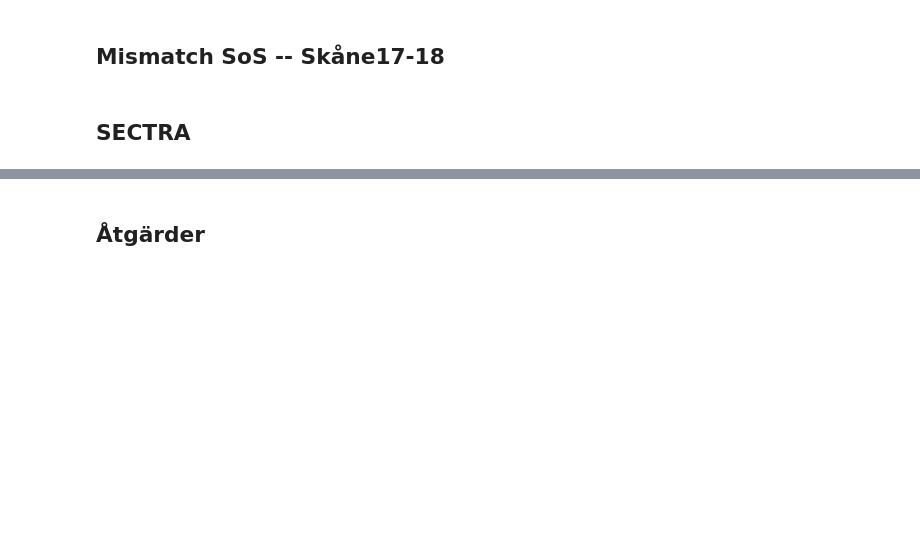
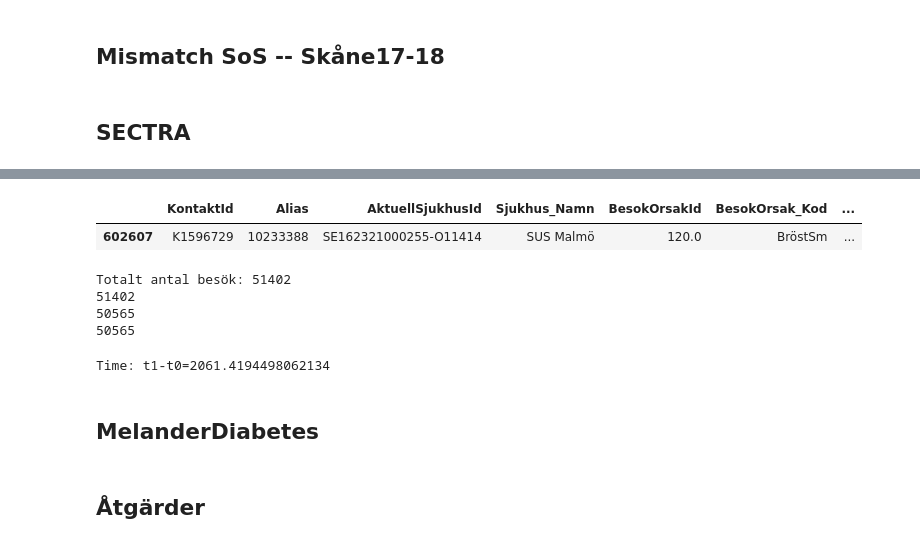
Before and after one commit to Tipulidae/mim, a Jupyter notebook: notebooks/Skane1718.ipynb, the cells around one changed output, grey strips where cells are left out. Drawn from its saved outputs; the diff is of its cells as text; code cells hidden in the pictures; blank space fills up the shorter version.

```diff
--- a/notebooks/Skane1718.ipynb
+++ b/notebooks/Skane1718.ipynb
@@ -578,3 +424,10 @@ Name: MVO, Length: 92, dtype: int64
+# %%
+## Ignore this for now, but dunno what Flo is (see also above, MVO)
+
+pd.set_option('display.max_rows', 50)
+#sos_oppen[(sos_oppen["MVO"] == "Flo")].head().T
+sos_oppen["SJUKHUS"].value_counts()
+#sos_oppen.head().T
 # %% [markdown]
 ### SoS DORS
 # %%
@@ -1031,0 +1336,69 @@ sectra.dtypes
+# %%
+liggaren[liggaren["KontaktId"] == "K1596729"]
+# %% [output]
+|  | KontaktId | Alias | AktuellSjukhusId | Sjukhus_Namn | BesokOrsakId | BesokOrsak_Kod | ... |
+| 602607 | K1596729 | 10233388 | SE162321000255-O11414 | SUS Malmö | 120.0 | BröstSm | ... |
+# %%
+LIGGARE_KEEP_COLUMNS=[
+    "Vardkontakt_InskrivningDatum", "Sjukhus_Namn", "BesokOrsak_Kod",
+    "Patient_Kon", "Vardkontakt_PatientAlderVidInskrivning",
+    "Inlagd", "Utskriven till", "Vårddtid på akuten i minuter", "Tid till läkare på akuten i minuter", "Triagekategori"
+]
+
+PREV_ICDS = ["A30-A49","B96","C34","C43-C44","C50","C60-C63","C64-C68","C78","C90","D64","E03","E119","E78","E87","F10","F11","F19","F31","F32","F33","F41","F43","F60","F90","G40","G45","H00-H06","H15-H22","H25-H28","H30-H36","H40-H42","H43-H45","H60-H62","H65-H75","H90-H95","I109","I209","I214","I251","I252","I259","I350","I480","I482","I489","I509","I639","I693","J159","J189","J441","J449","J459","K922","L00-L08","L20-L30","L40-L45","L55-L59","L60-L75","L80-L99","M05","M16","M17","M17","M48","M48","M54","M75","M79","N10","N18","N18","N20","N20","N39","N39","N40-N51","N40-N51","N80-N98","N80-N98","O20-O29","O30-O48","O60-O75","O80-O84"]
+TARGET_OUTCOME_ICD_PREFIXES = ["I200", "I21", "I22"]
+OUTCOME_DAYS_AFTER_INDEX = [30]
+
+ATC_DAYS_BEFORE_INDEX = [180, 5*365]
+ATC_PREFIXES = ["A01A","A02BC","A06AB","A06AC","A06AD","A10AB","A10AC","A10AD","A10AE","A10BA","A11C","A11E","A12A","A12B","B01AA03","B01AC04","B01AC06","B01AF01","B01AF02","B03AA07","B03BA01","B03BB01","C01AA05","C01DA02","C01DA14","C03AA01","C03CA01","C03DA01","C03EA01","C07AB02","C07AB03","C07AB07","C08CA01","C08CA02","C09AA02","C09AA05","C09CA01","C09CA06","C09DA01","C10AA01","C10AA05","D01A","D02A","D07A","G03A","G03C","G04B","G04C","H02AB","H03AA","J01AA","J01CA","J01CE","J01CF","J01MA","J01XE","L02B","L04A","M01AB","M01AE","M04AA","M05BA","N02AA","N02AJ","N02AX","N02BE","N02CC","N03AF","N03AG","N03AX","N04BA","N04BC","N05AH","N05AX","N05BA","N05BB","N05CD","N05CF","N05CM","N06AA","N06AB","N06AX","N06BA","N06DA","N06DX","R01A","R03AC","R03AK","R03BA","R03BB","R05CB","R05FA","R06AD","R06AE","R06AX","S01A","S01B","S01E","S01X","S03C"]
+
+CUT = 500
+CUT = -1
+
+t0 = time.time()
+
+brsm_liggare = liggaren[liggaren["BesokOrsak_Kod"] == "BröstSm"].copy()
+print(f"Totalt antal besök: {len(brsm_liggare)}")
+brsm_liggare = brsm_liggare.join(triage_df.set_index("KontaktId"),"KontaktId")
+brsm_liggare["Triagekategori"] = brsm_liggare["Triagekategori"].fillna("--SAKNAS--")
+brsm_liggare.loc[:,"Vardkontakt_InskrivningDatum"] = pd.to_datetime(brsm_liggare["Vardkontakt_InskrivningDatum"]) # Cast
+print(len(brsm_liggare))
+brsm_liggare = brsm_liggare.set_index("Alias").join(sos_nyckel.set_index("Alias")) # join SoS key
+brsm_liggare = brsm_liggare[brsm_liggare["LopNr"].notna()]  # Drop where there is no SoS entry.
+brsm_liggare.loc[:,"LopNr"] = brsm_liggare["LopNr"].astype(int)  # Cast
+print(len(brsm_liggare))
+if CUT > 0:
+    brsm_liggare = brsm_liggare.iloc[:CUT]
+print(len(brsm_liggare))
+
+prev_diseases_ov = s1718_util.extract_previous_diagnoses_sos_ov(sos_oppen, brsm_liggare.reset_index(),PREV_ICDS)
+prev_diseases_sv = s1718_util.extract_previous_diagnoses_sos_sv(sos_sluten, brsm_liggare.reset_index(),PREV_ICDS)
+
+
+icd_outcomes_sv = s1718_util.extract_outcome_icds_sos(sos_sluten, brsm_liggare.reset_index(),
+                                                  TARGET_OUTCOME_ICD_PREFIXES,
+                                                  OUTCOME_DAYS_AFTER_INDEX,
+                                                     "SV")
+icd_outcomes_ov = s1718_util.extract_outcome_icds_sos(sos_oppen, brsm_liggare.reset_index(),
+                                                  TARGET_OUTCOME_ICD_PREFIXES,
+                                                  OUTCOME_DAYS_AFTER_INDEX,
+                                                     "OV")
+death = s1718_util.extract_death_sos_dors(sos_dors, brsm_liggare.reset_index(),
+                                         OUTCOME_DAYS_AFTER_INDEX)
+lm = s1718_util.extract_historical_atc_sos(sos_lakemedel, brsm_liggare.reset_index(),
+                                           ATC_DAYS_BEFORE_INDEX, ATC_PREFIXES)
+
+out = pd.concat([brsm_liggare, prev_diseases_sv, prev_diseases_ov, lm, icd_outcomes_sv, icd_outcomes_ov, death], axis=1)
+
+out.to_csv("brsm-Y.csv")
+
+t1 = time.time()
+print(f"Time: {t1-t0=}")
+# %% [output]
+Totalt antal besök: 51402
+51402
+50565
+50565
+Time: t1-t0=2061.4194498062134
+# %% [markdown]
+## MelanderDiabetes
```
Also changed, not shown: parts of 128 cells of this notebook, 1 other file.
